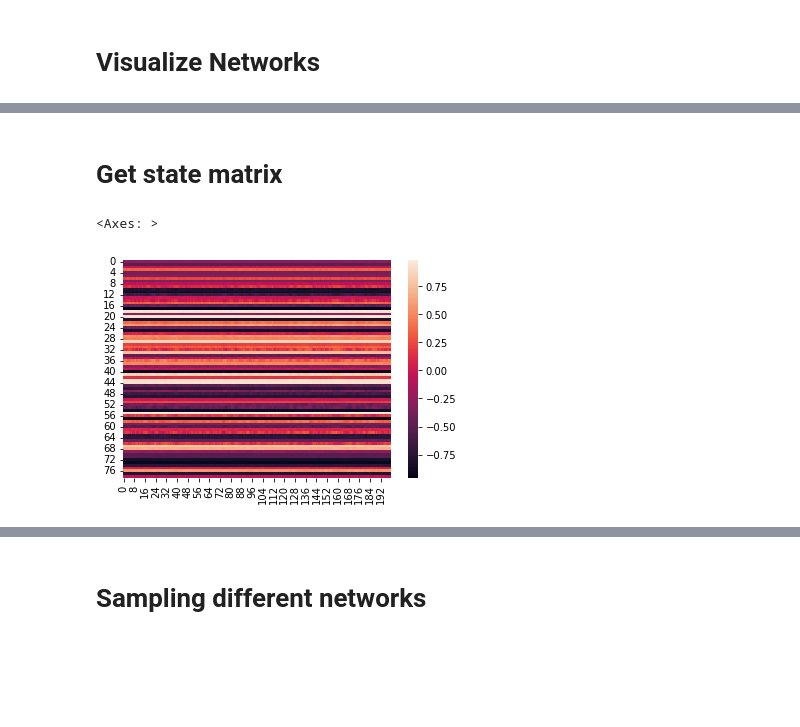
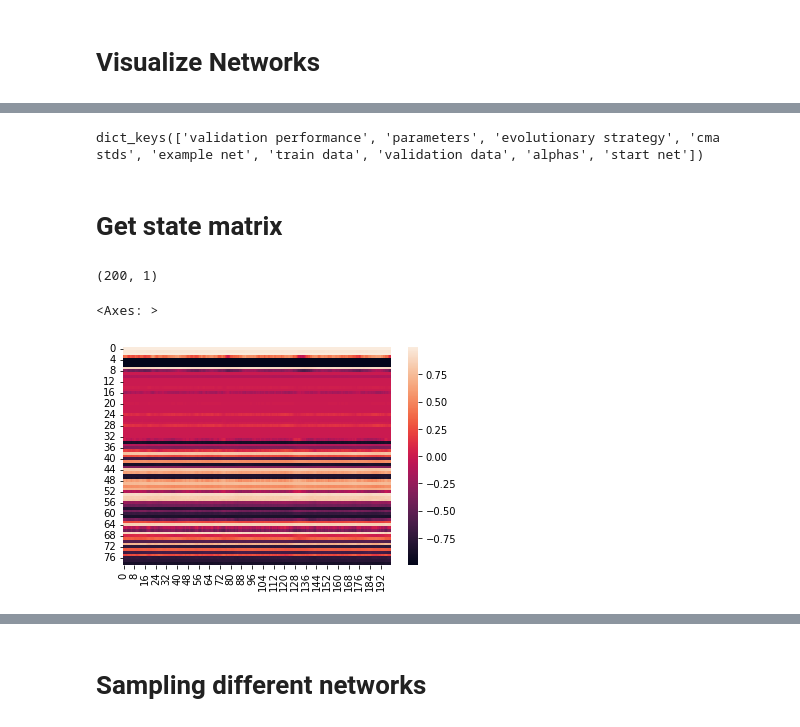
Before and after one commit to Nishant-codex/DDN-public, a Jupyter notebook: DDN_example_narma.ipynb, the cells around one changed output, grey strips where cells are left out. Cells and saved outputs as stored; diff of their text form; code cells hidden in the pictures; blank space fills up the shorter version.

```diff
--- a/DDN_example_narma.ipynb
+++ b/DDN_example_narma.ipynb
@@ -293,6 +291,17 @@ DDN_fixed_decay_per_cluster_fixed_delays_example  = DDN_fixed_decay_per_cluster_
 DDN_fixed_decay_net_wide_fixed_delays_example     = DDN_fixed_decay_net_wide_fixed_delays_dict['example net']
 # %%
 def get_validation_throughout_evolution(dict, gen_max, populations=False, multitask=False):
+    """_summary_
+
+    Args:
+        dict (_type_): _description_
+        gen_max (_type_): _description_
+        populations (bool, optional): _description_. Defaults to False.
+        multitask (bool, optional): _description_. Defaults to False.
+
+    Returns:
+        _type_: _description_
+    """
     # Validation scores are saved in a matrix with dimensions:
     # generations x hyperparameter candidates x re-initializations x lag search grid
     if not multitask:
@@ -319,6 +328,16 @@ def get_validation_throughout_evolution(dict, gen_max, populations=False, multit
     return best_gen_scores
 
 def get_best_candidate(dict, gen_max, multitask=False):
+    """_summary_
+
+    Args:
+        dict (_type_): _description_
+        gen_max (_type_): _description_
+        multitask (bool, optional): _description_. Defaults to False.
+
+    Returns:
+        _type_: _description_
+    """
     best_gen_scores = get_validation_throughout_evolution(dict, gen_max, multitask=multitask)
     best_candidates = get_validation_throughout_evolution(dict, gen_max, populations=True, multitask=multitask)
     best_gen_ind = np.argmin(best_gen_scores)
@@ -326,6 +345,17 @@ def get_best_candidate(dict, gen_max, multitask=False):
     return best_gen_ind, best_candidate_ind
 
 def sample_best_net(dict, n, gen_max, multitask=False):
+    """_summary_
+
+    Args:
+        dict (_type_): _description_
+        n (_type_): _description_
+        gen_max (_type_): _description_
+        multitask (bool, optional): _description_. Defaults to False.
+
+    Returns:
+        _type_: _description_
+    """
     gen, ind = get_best_candidate(dict, gen_max, multitask=multitask)
     print(gen, ind)
     start_net = dict['example net']
@@ -1108,21 +1138,38 @@ narma_INPUT[0].shape
+# %%
+import pickle
+
+data = pickle.load(open('C:/Users/Nishant Joshi/DDN_dynamics/DDN-public/heterogeneity_results/2024-09-26_single_task_exp_BL_dist_decay_per_cluster.p', 'rb'))
+data.keys()
+# %% [output]
+dict_keys(['validation performance', 'parameters', 'evolutionary strategy', 'cma stds', 'example net', 'train data', 'validation data', 'alphas', 'start net'])
 # %% [markdown]
 # Get state matrix
 # %%
 import seaborn as sns
 from utils import createNARMA30
+from simulator import NetworkSimulator
 narma_INPUT = createNARMA30(200)
 %matplotlib inline
-sim = NetworkSimulator(best_nets_DDN_dist_decay_per_cluster_fixed_delays_dict[0])
-# random_inputs =INPUT[0]
+sim = NetworkSimulator(best_nets_DDN_dist_decay_net_wide_dict[0])
+# sim = NetworkSimulator(best_nets_DDN_fixed_decay_net_wide_dict[0])
+# sim = NetworkSimulator(best_nets_DDN_dist_decay_per_cluster_dict[0])
+# sim = NetworkSimulator(best_nets_DDN_fixed_decay_per_cluster_dict[0])
+
+
+random_inputs =narma_INPUT[0]
+print(random_inputs.shape)
 net_states_ddn= sim.get_network_data(narma_INPUT[0]) # Note that first few samples will have transient dynamics
 # net_states_ddn_zero = sim.get_network_data(np.zeros_like(random_inputs)) # Note that first few samples will have transient dynamics
 # net_states_ddn_narma = sim.get_network_data(narma_input) # Note that first few samples will have transient dynamics
 
+# sim.visualize(random_inputs[0])
+
 sns.heatmap(net_states_ddn)
 # plt.show()
 # %% [output]
-<Axes: >
+(200, 1)
+<Axes: >
-[figure, old version]
+[figure, new version]
 # %%
 def plot_trajectories(data, n_components = 2,figsize = [5, 5],fig_out=None,c_start = 'red', c_end ='blue'):
 
```
Also changed, not shown: parts of 29 cells of this notebook, 10 other files.
